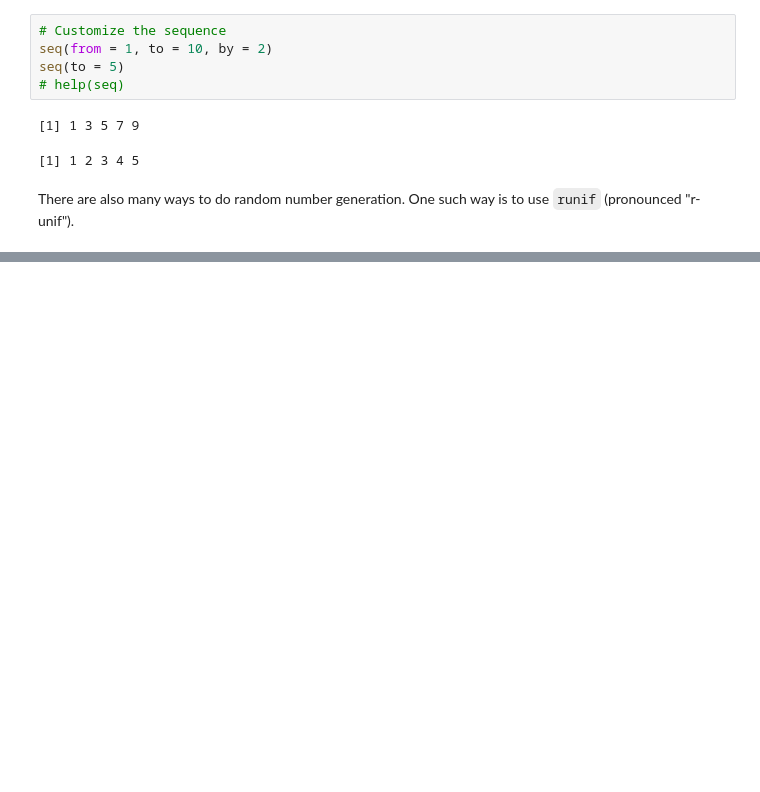
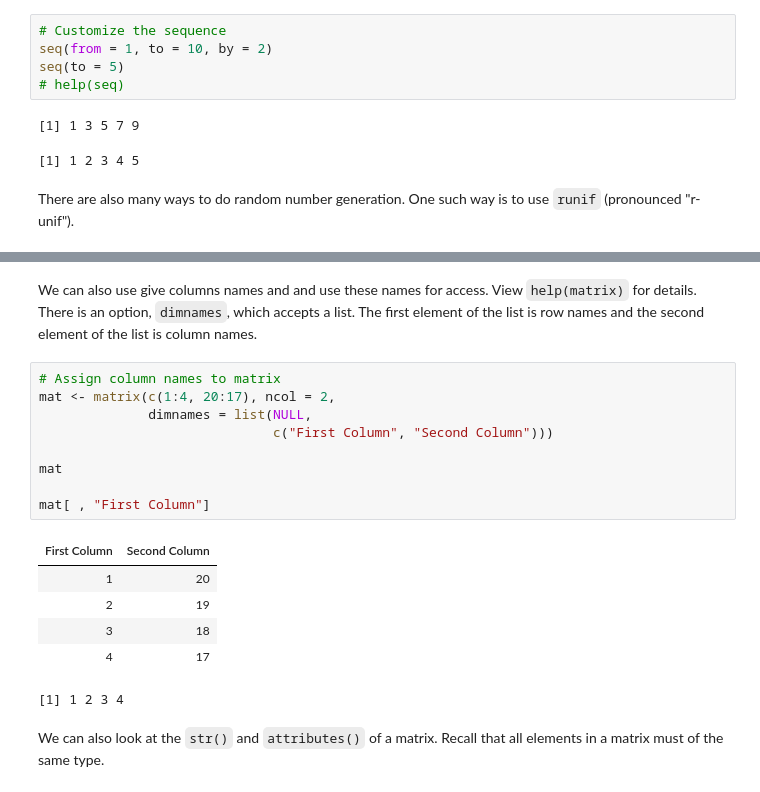
Before and after one commit to scimaksim/NCSU_graduate, a Jupyter notebook: ST588/Module 1 - Data Science & R.ipynb, the cells around one changed output, grey strips where cells are left out. Saved outputs shown, nothing was run; the diff lists cells and outputs as text; blank space fills up the shorter version.

```diff
--- a/ST588/Module 1 - Data Science & R.ipynb
+++ b/ST588/Module 1 - Data Science & R.ipynb
@@ -255,0 +397,20 @@ list("Hi", 1:3, rnorm(2), c("!", "?"))
+# %% [markdown]
+We can also use give columns names and and use these names for access. View `help(matrix)` for details. There is an option, `dimnames`, which accepts a list. The first element of the list is row names and the second element of the list is column names.
+# %%
+# Assign column names to matrix
+mat <- matrix(c(1:4, 20:17), ncol = 2,
+              dimnames = list(NULL,
+                              c("First Column", "Second Column")))
+
+mat
+
+mat[ , "First Column"]
+# %% [output]
+| First Column | Second Column |
+| 1 | 20 |
+| 2 | 19 |
+| 3 | 18 |
+| 4 | 17 |
+[1] 1 2 3 4
+# %% [markdown]
+We can also look at the `str()` and `attributes()` of a matrix. Recall that all elements in a matrix must of the same type.
```
Also changed, not shown: parts of 43 cells of this notebook, 1 other file.
